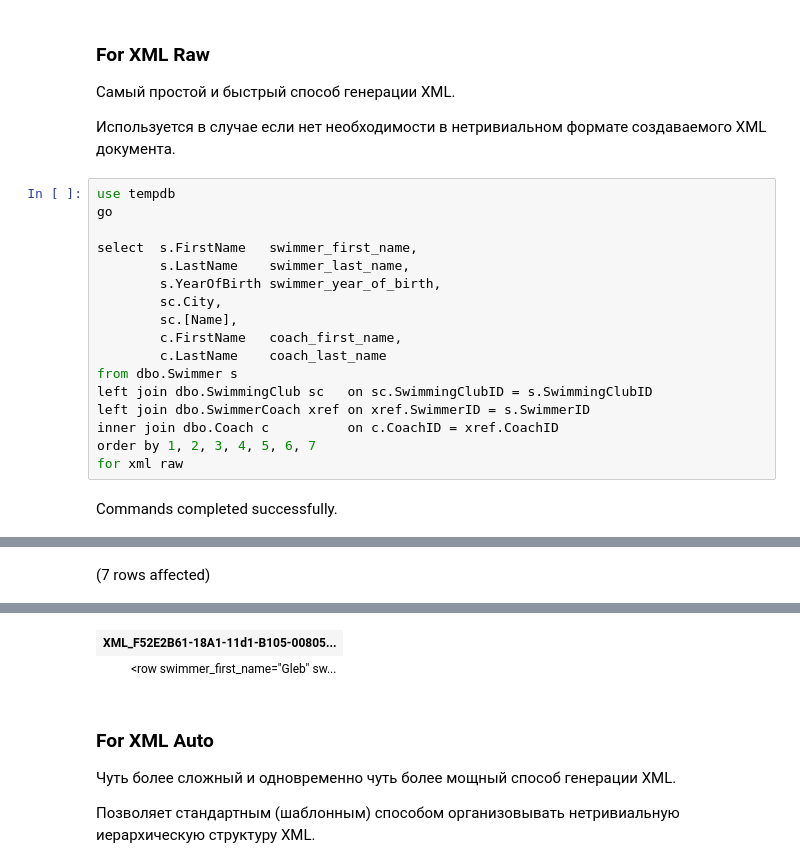
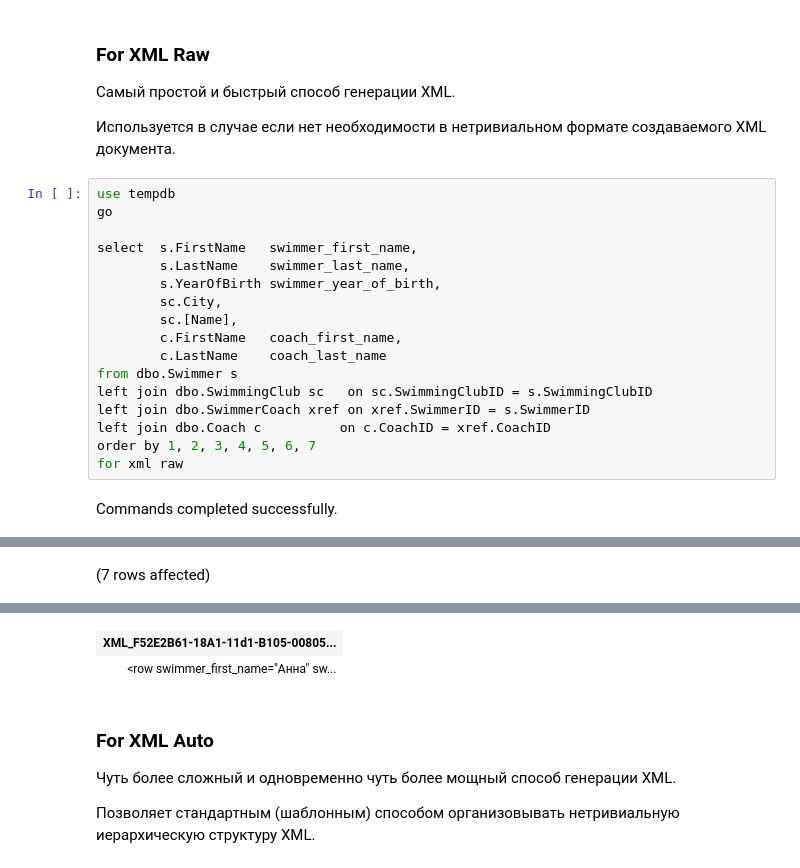
Before and after one commit to timoti1/T-SQL, a Jupyter notebook: SQL/DML - For XML, OpenXML, For JSON, OpenJSON.ipynb, the cells around one changed output, grey strips where cells are left out. Cells and saved outputs as stored; diff of their text form.

Commit message:
fix inner join issue

```diff
--- a/SQL/DML - For XML, OpenXML, For JSON, OpenJSON.ipynb
+++ b/SQL/DML - For XML, OpenXML, For JSON, OpenJSON.ipynb
@@ -84,7 +84,7 @@ select  s.FirstName   swimmer_first_name,
 from dbo.Swimmer s
 left join dbo.SwimmingClub sc   on sc.SwimmingClubID = s.SwimmingClubID
 left join dbo.SwimmerCoach xref on xref.SwimmerID = s.SwimmerID
-inner join dbo.Coach c          on c.CoachID = xref.CoachID
+left join dbo.Coach c          on c.CoachID = xref.CoachID
 order by 1, 2, 3, 4, 5, 6, 7
 for xml raw
 # %% [output]
@@ -95,5 +95,5 @@ Total execution time: 00:00:00.0096049
 | XML_F52E2B61-18A1-11d1-B105-00805... |
-| <row swimmer_first_name="Gleb" sw... |
+| <row swimmer_first_name="Анна" sw... |
 # %% [markdown]
 ### For XML Auto
 
```
Also changed, not shown: parts of 2 cells of this notebook.
